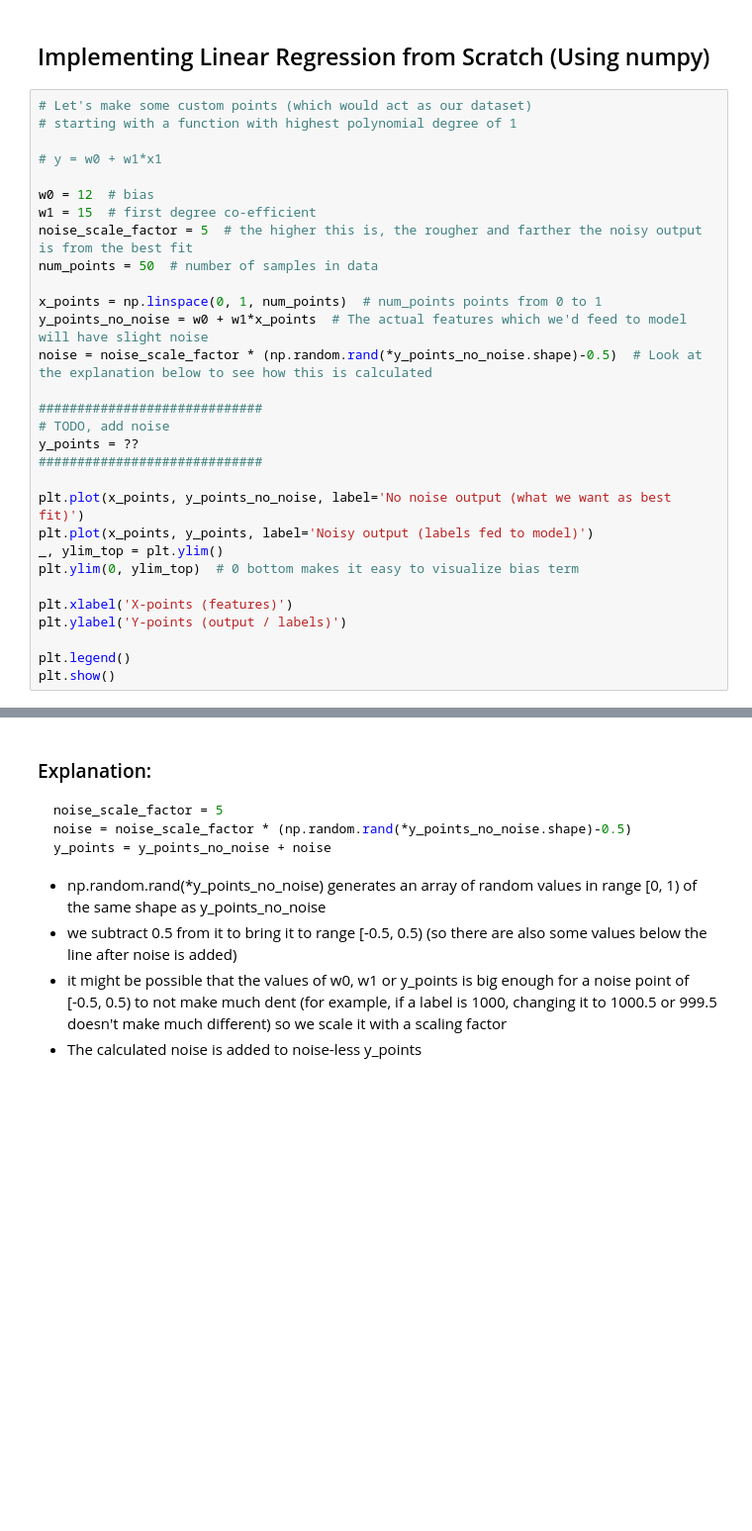
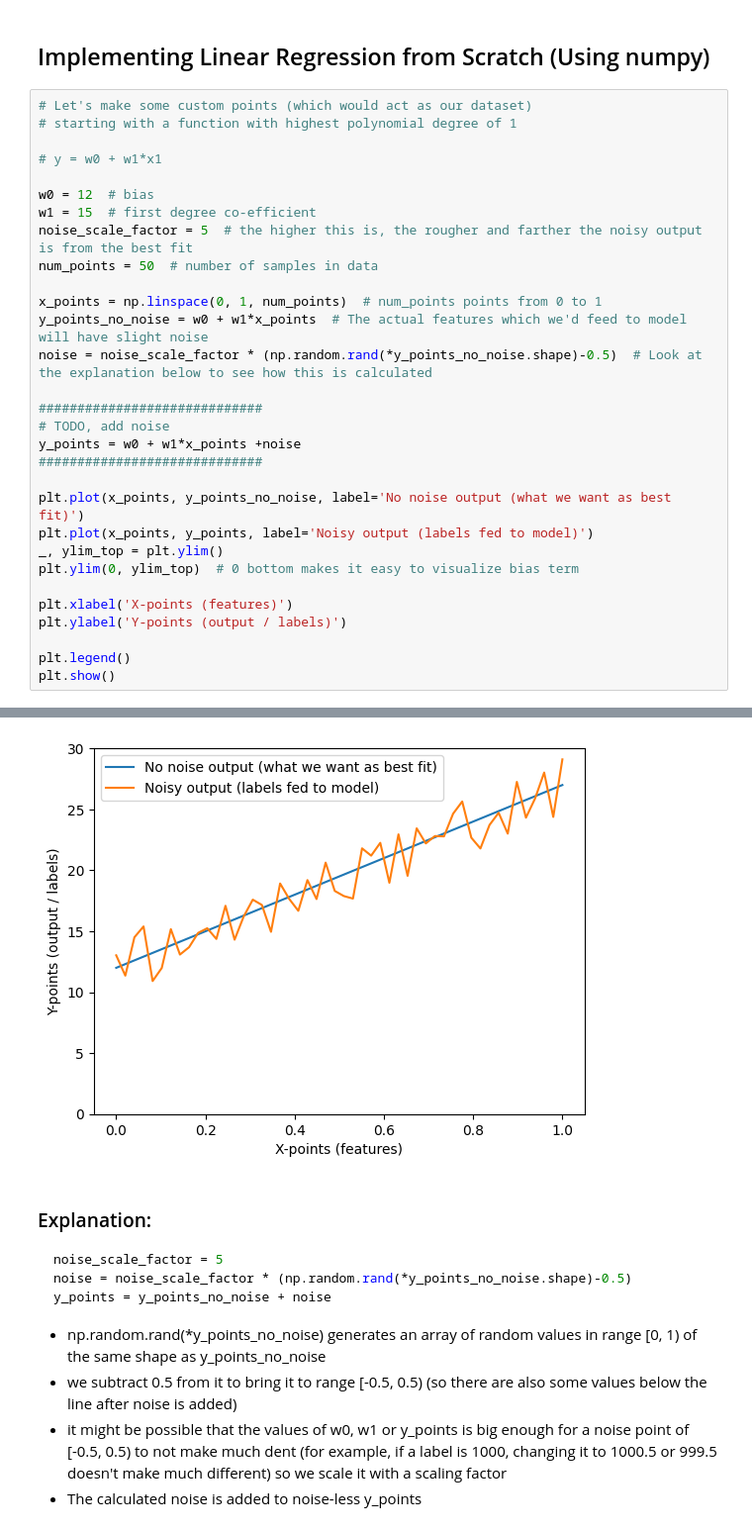
Before and after one commit to Majd-sud/kaustLabsIntroToAi, a Jupyter notebook: Labs/day1_Linear_Regression_Basics.ipynb, the cells around one changed output, grey strips where cells are left out. Shown at 99% size. Drawn from its saved outputs; the diff is of its cells as text; blank space fills up the shorter version.

```diff
--- a/Labs/day1_Linear_Regression_Basics.ipynb
+++ b/Labs/day1_Linear_Regression_Basics.ipynb
@@ -53,7 +53,7 @@ noise = noise_scale_factor * (np.random.rand(*y_points_no_noise.shape)-0.5)  # L
 
 #############################
 # TODO, add noise
-y_points = ??
+y_points = w0 + w1*x_points +noise
 #############################
 
 plt.plot(x_points, y_points_no_noise, label='No noise output (what we want as best fit)')
@@ -71,3 +70,4 @@ SyntaxError: invalid syntax (<ipython-input-6-bc2a86aae209>, line 17)
+[figure, added]
 # %% [markdown]
 ### Explanation:
 
```
Also changed, not shown: parts of 8 cells of this notebook.
